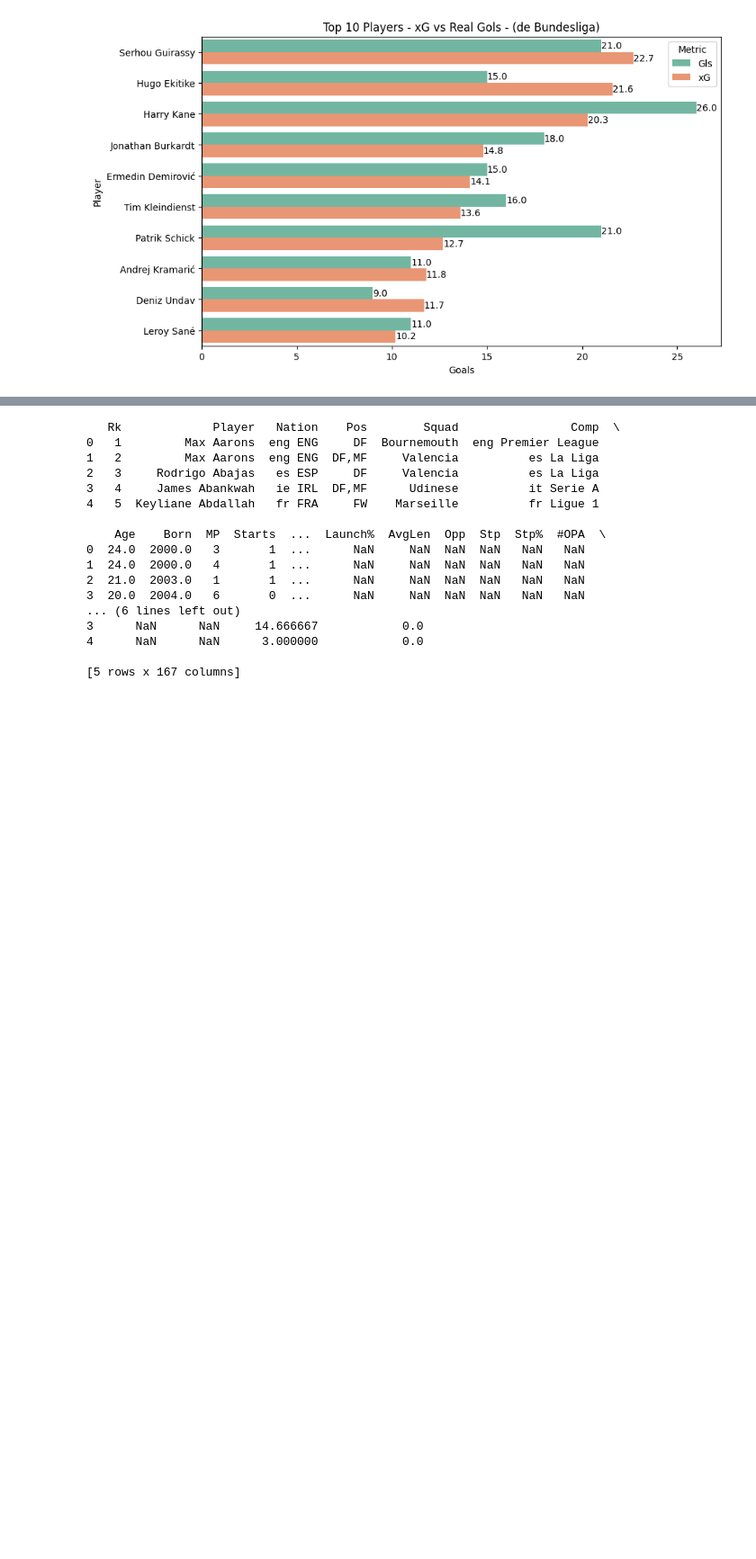
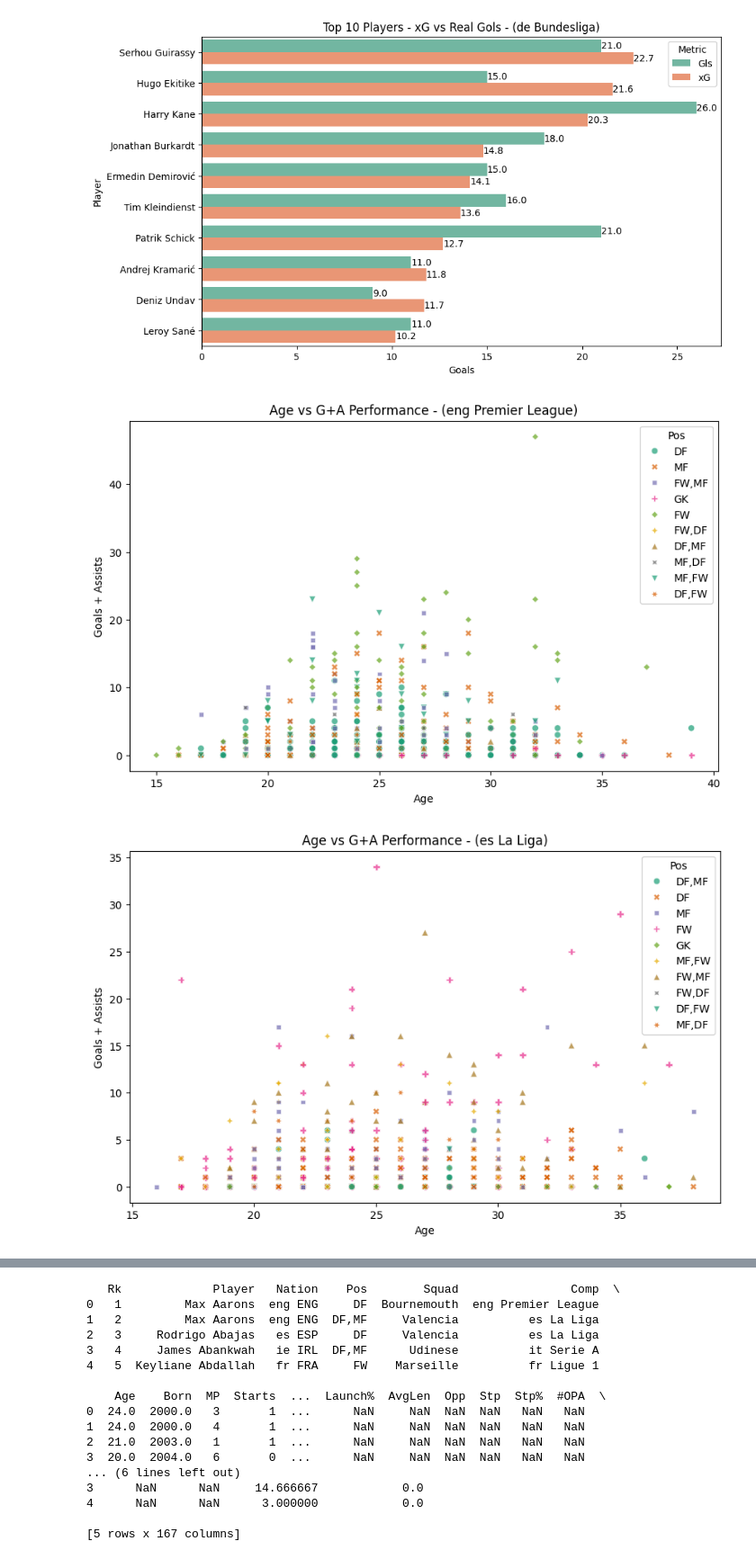
Before and after one commit to RCK04/football-players-stats-24-25-season, a Jupyter notebook: football_players_stats_24_25_season.ipynb, the cells around one changed output, grey strips where cells are left out. Shown at 90% size. Cells and saved outputs as stored; diff of their text form; code cells hidden in the pictures; blank space fills up the shorter version.

Commit message:
:sparkles: feat: add age vs G+A chart

```diff
--- a/football_players_stats_24_25_season.ipynb
+++ b/football_players_stats_24_25_season.ipynb
@@ -151,3 +152,25 @@ for league in leagues_data:
 [figure]
 [figure]
 [figure]
+# %%
+for league in leagues_data:
+    league_data = data[data['Comp'] == league]
+
+    plt.figure(figsize=(10,6))
+    ax = sns.scatterplot(
+        x="Age",
+        y="G+A",
+        data=league_data,
+        hue="Pos",
+        style="Pos",
+        alpha=0.7,
+        palette="Dark2"
+    )
+
+    plt.title(f"Age vs G+A Performance - ({league})")
+    plt.xlabel("Age")
+    plt.ylabel("Goals + Assists")
+    plt.show()
+# %% [output]
+[figure, added]
+[figure, added]
```
Also changed, not shown: parts of 2 cells of this notebook.
